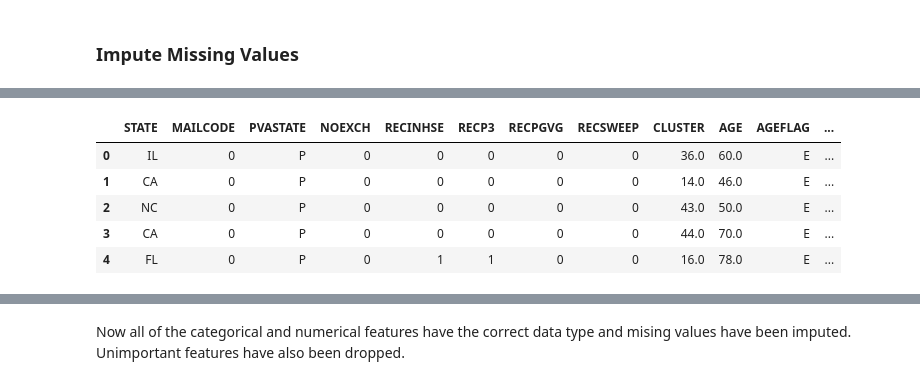
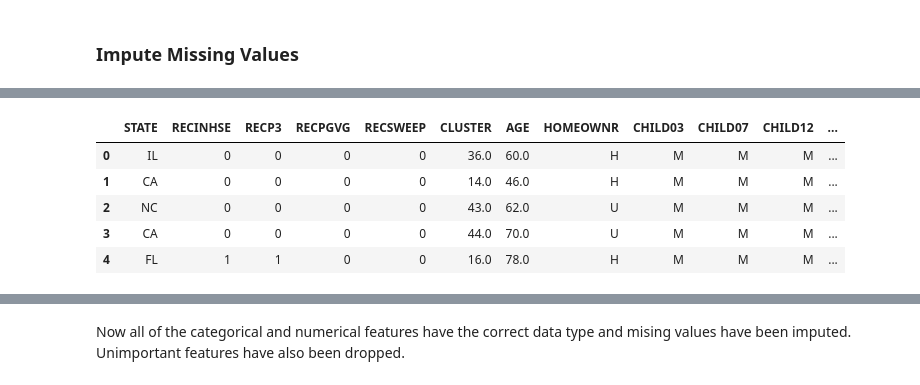
Before and after one commit to tl278/Capstone-Project, a Jupyter notebook: Charitable Donations .ipynb, the cells around one changed output, grey strips where cells are left out. Cells and saved outputs as stored; diff of their text form; code cells hidden in the pictures.

```diff
--- a/Charitable Donations .ipynb
+++ b/Charitable Donations .ipynb
@@ -118,8 +195,8 @@ X_new.GENDER = [x if x in ['F', 'M'] else 'Others' for x in X_new.GENDER]
 # %%
 # First, create a list of columns which are numerical
 num_cols = []
-for col in X_new.columns:
-    if X_new[col].dtype in ['int32', 'int64', 'float32', 'float64']:
+for col in X.columns:
+    if X[col].dtype in ['int32', 'int64', 'float32', 'float64']:
         num_cols.append(col)
 
-print (num_cols)
+#print (num_cols)
@@ -146,5 +215,6 @@ Looking at the descriptive stats of the above features, I think we can drop TCOD
 # %%
-X_new = X_new.drop(['TCODE','DOB','MSA', 'ADI', 'DMA', 'CONTROLN','ODATEDW', 'ADATE_2', 'ADATE_3', 'ADATE_4', 'ADATE_5',
+# Drop unimportant numeric features
+X = X.drop(['TCODE','DOB','MSA', 'ADI', 'DMA', 'CONTROLN', 'ADATE_2', 'ADATE_3', 'ADATE_4', 'ADATE_5',
             'ADATE_6', 'ADATE_7', 'ADATE_8', 'ADATE_9', 'ADATE_10', 'ADATE_11', 'ADATE_12', 'ADATE_13', 'ADATE_14',
             'ADATE_15', 'ADATE_16', 'ADATE_17','ADATE_18', 'ADATE_19', 'ADATE_20', 'ADATE_21', 'ADATE_22', 'ADATE_23',
             'ADATE_24', 'RDATE_3','RDATE_4','RDATE_5','RDATE_6','RDATE_7','RDATE_8','RDATE_9','RDATE_10','RDATE_11',
@@ -160,7 +228,7 @@ pattern_date = '.*DATE.*'
 # Then, for column names which match the above pattern, convert them into string. (From these categorical variables I will
 # create dummy variables later.)
 import re
-for col in X_new.columns:
+for col in X.columns:
     if re.match(pattern_date, col):
         date_cols.append(col)
         #X_new[col] = X_new[col].astype(str)
@@ -183,6 +251,6 @@ X_new[date_cols].describe()
 # %%
 for col in date_cols:
-    X_new[col] = X_new[col].replace(0, None)
+    X[col] = X[col].replace(0, None)
 
 # covert date to the number of months different from July 1998
 
@@ -196,5 +264,7 @@ def month_diff(input_month, milestone = 9807):
         return month_cal(milestone) - month_cal(input_month)
 
 for col in date_cols:
-    X_new['SINCE_'+ col] = X_new[col].apply(month_diff)
+    X['SINCE_'+ col] = X[col].apply(month_diff)
+
+X = X.drop(date_cols, axis = 1)
 # %%
@@ -232,31 +291,45 @@ Length: 472, dtype: int64
 # %%
 # There are lots of missing values in almost all columns. Will impute them with the mode (for both numerical and categorical
 # variables) in order to preserve the values with the highest frequency.
 from sklearn.base import TransformerMixin
 
-class DataFrameImputer(TransformerMixin):
+class Missing_Imputer(TransformerMixin):
 
     def __init__(self):
         """Impute missing values.
-        Columns of are imputed with the most frequent value
+
+        Columns of dtype object are imputed with the most frequent value
         in column.
+
+        Columns of other types are imputed with median of column.
+
         """
     def fit(self, X, y=None):
-        self.fill = pd.Series([X[c].value_counts().index[0] for c in X], index=X.columns)
+
+        self.fill = pd.Series([X[c].value_counts().index[0]
+            if X[c].dtype == np.dtype('O') else X[c].median() for c in X],
+            index=X.columns)
+
         return self
 
     def transform(self, X, y=None):
         return X.fillna(self.fill)
 
-X_impute = DataFrameImputer().fit_transform(X_new)
+# Imputation of missing values. freq for nominal, median for numeric
+
+missing_recode = Missing_Imputer()
+missing_recode.fit(X)
+X_impute = missing_recode.transform(X)
+
+# X_impute = DataFrameImputer().fit_transform(X_new)
 X_impute.head()
 # %% [output]
-|  | STATE | MAILCODE | PVASTATE | NOEXCH | RECINHSE | RECP3 | RECPGVG | RECSWEEP | CLUSTER | AGE | AGEFLAG | ... |
-| 0 | IL | 0 | P | 0 | 0 | 0 | 0 | 0 | 36.0 | 60.0 | E | ... |
-| 1 | CA | 0 | P | 0 | 0 | 0 | 0 | 0 | 14.0 | 46.0 | E | ... |
-| 2 | NC | 0 | P | 0 | 0 | 0 | 0 | 0 | 43.0 | 50.0 | E | ... |
-| 3 | CA | 0 | P | 0 | 0 | 0 | 0 | 0 | 44.0 | 70.0 | E | ... |
-| 4 | FL | 0 | P | 0 | 1 | 1 | 0 | 0 | 16.0 | 78.0 | E | ... |
+|  | STATE | RECINHSE | RECP3 | RECPGVG | RECSWEEP | CLUSTER | AGE | HOMEOWNR | CHILD03 | CHILD07 | CHILD12 | ... |
+| 0 | IL | 0 | 0 | 0 | 0 | 36.0 | 60.0 | H | M | M | M | ... |
+| 1 | CA | 0 | 0 | 0 | 0 | 14.0 | 46.0 | H | M | M | M | ... |
+| 2 | NC | 0 | 0 | 0 | 0 | 43.0 | 62.0 | U | M | M | M | ... |
+| 3 | CA | 0 | 0 | 0 | 0 | 44.0 | 70.0 | U | M | M | M | ... |
+| 4 | FL | 1 | 1 | 0 | 0 | 16.0 | 78.0 | H | M | M | M | ... |
 # %%
 # Check that there are no more missing values
 X_impute.isnull().sum().sort_values(ascending = False).head(5)
```
Also changed, not shown: parts of 143 cells of this notebook.
